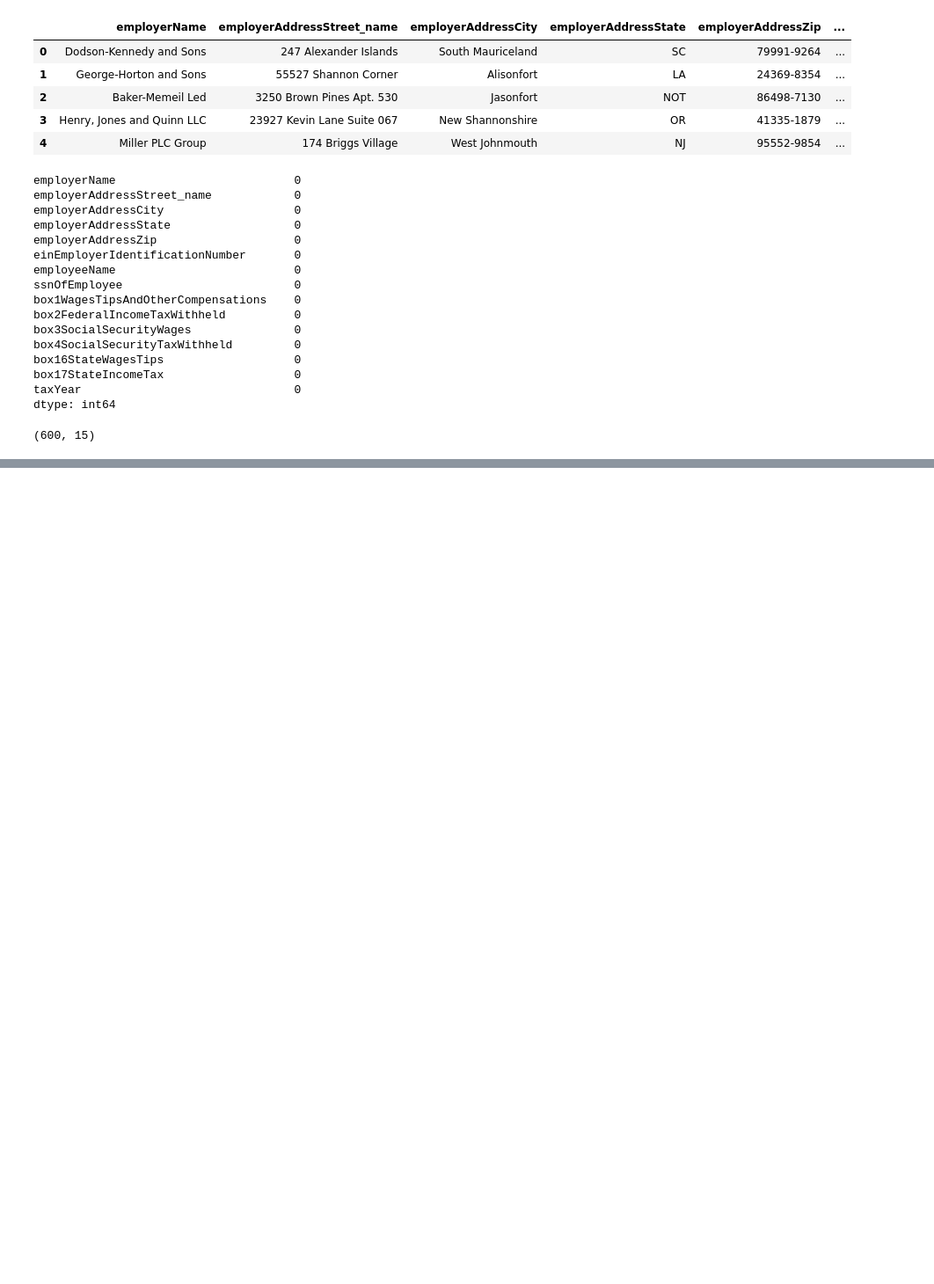
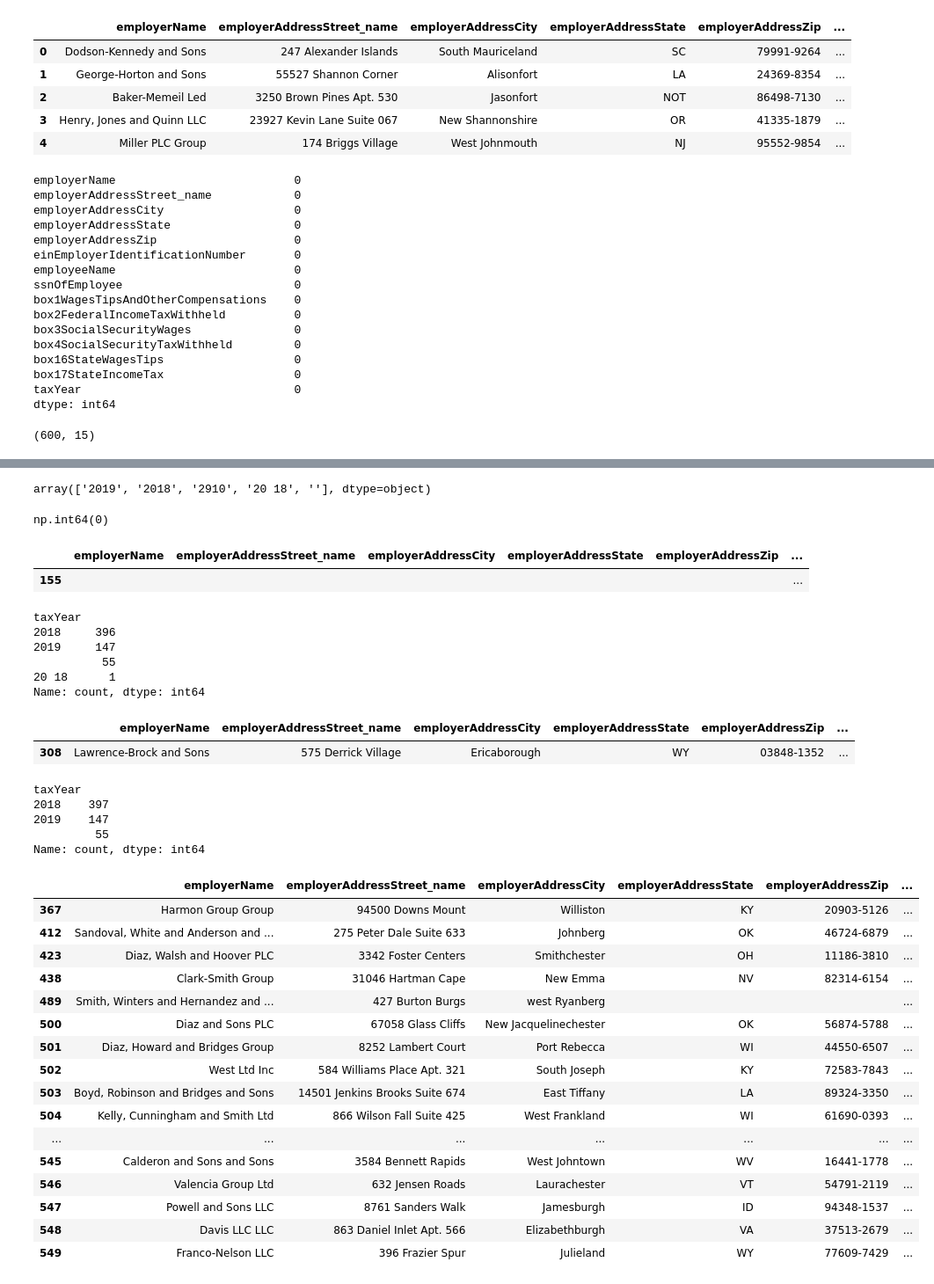
Before and after one commit to shubha987/Data-Task, a Jupyter notebook: casestudy.ipynb, the cells around one changed output, grey strips where cells are left out. Shown at 88% size. Drawn from its saved outputs; the diff is of its cells as text; code cells hidden in the pictures; blank space fills up the shorter version.

```diff
--- a/casestudy.ipynb
+++ b/casestudy.ipynb
@@ -245,0 +432,63 @@ extracted_entities_df.shape
+# %%
+extracted_entities_df['taxYear'].unique()
+# %% [output]
+array(['2019', '2018', '2910', '20 18', ''], dtype=object)
+# %%
+extracted_entities_df['taxYear'].isnull().sum()
+# %% [output]
+np.int64(0)
+# %%
+##dataset where taxYear is '2910'
+extracted_entities_df[extracted_entities_df['taxYear'] == '2910']
+# %% [output]
+|  | employerName | employerAddressStreet_name | employerAddressCity | employerAddressState | employerAddressZip | ... |
+| 155 |  |  |  |  |  | ... |
+# %%
+## drop the row of 2910
+extracted_entities_df = extracted_entities_df[extracted_entities_df['taxYear'] != '2910']
+# %%
+extracted_entities_df['taxYear'].value_counts()
+# %% [output]
+taxYear
+2018     396
+2019     147
+          55
+20 18      1
+Name: count, dtype: int64
+# %%
+## see the row of taxYear is '20 18'
+extracted_entities_df[extracted_entities_df['taxYear'] == '20 18']
+# %% [output]
+|  | employerName | employerAddressStreet_name | employerAddressCity | employerAddressState | employerAddressZip | ... |
+| 308 | Lawrence-Brock and Sons | 575 Derrick Village | Ericaborough | WY | 03848-1352 | ... |
+# %%
+## make the year '20 18' to '2018'
+extracted_entities_df['taxYear'] = extracted_entities_df['taxYear'].replace('20 18', '2018')
+# %%
+extracted_entities_df['taxYear'].value_counts()
+# %% [output]
+taxYear
+2018    397
+2019    147
+         55
+Name: count, dtype: int64
+# %%
+extracted_entities_df[extracted_entities_df['taxYear'] == '']
+# %% [output]
+|  | employerName | employerAddressStreet_name | employerAddressCity | employerAddressState | employerAddressZip | ... |
+| 367 | Harmon Group Group | 94500 Downs Mount | Williston | KY | 20903-5126 | ... |
+| 412 | Sandoval, White and Anderson and ... | 275 Peter Dale Suite 633 | Johnberg | OK | 46724-6879 | ... |
+| 423 | Diaz, Walsh and Hoover PLC | 3342 Foster Centers | Smithchester | OH | 11186-3810 | ... |
+| 438 | Clark-Smith Group | 31046 Hartman Cape | New Emma | NV | 82314-6154 | ... |
+| 489 | Smith, Winters and Hernandez and ... | 427 Burton Burgs | west Ryanberg |  |  | ... |
+| 500 | Diaz and Sons PLC | 67058 Glass Cliffs | New Jacquelinechester | OK | 56874-5788 | ... |
+| 501 | Diaz, Howard and Bridges Group | 8252 Lambert Court | Port Rebecca | WI | 44550-6507 | ... |
+| 502 | West Ltd Inc | 584 Williams Place Apt. 321 | South Joseph | KY | 72583-7843 | ... |
+| 503 | Boyd, Robinson and Bridges and Sons | 14501 Jenkins Brooks Suite 674 | East Tiffany | LA | 89324-3350 | ... |
+| 504 | Kelly, Cunningham and Smith Ltd | 866 Wilson Fall Suite 425 | West Frankland | WI | 61690-0393 | ... |
+| ... | ... | ... | ... | ... | ... | ... |
+| 545 | Calderon and Sons and Sons | 3584 Bennett Rapids | West Johntown | WV | 16441-1778 | ... |
+| 546 | Valencia Group Ltd | 632 Jensen Roads | Laurachester | VT | 54791-2119 | ... |
+| 547 | Powell and Sons LLC | 8761 Sanders Walk | Jamesburgh | ID | 94348-1537 | ... |
+| 548 | Davis LLC LLC | 863 Daniel Inlet Apt. 566 | Elizabethburgh | VA | 37513-2679 | ... |
+| 549 | Franco-Nelson LLC | 396 Frazier Spur | Julieland | WY | 77609-7429 | ... |
```
Also changed, not shown: parts of 23 cells of this notebook, 2 other files.
